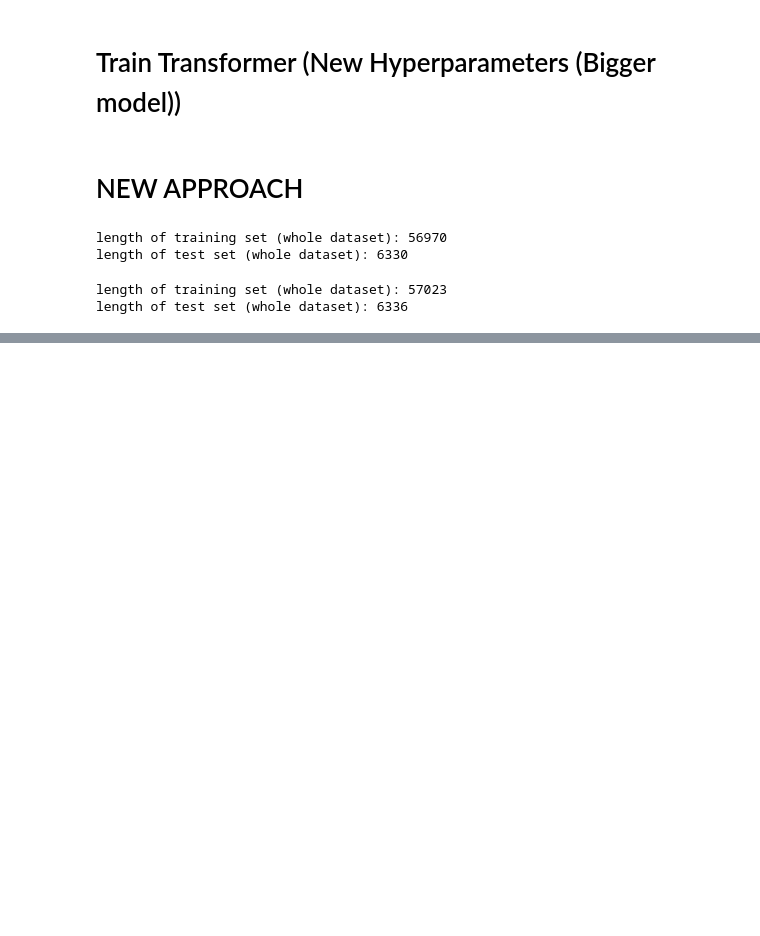
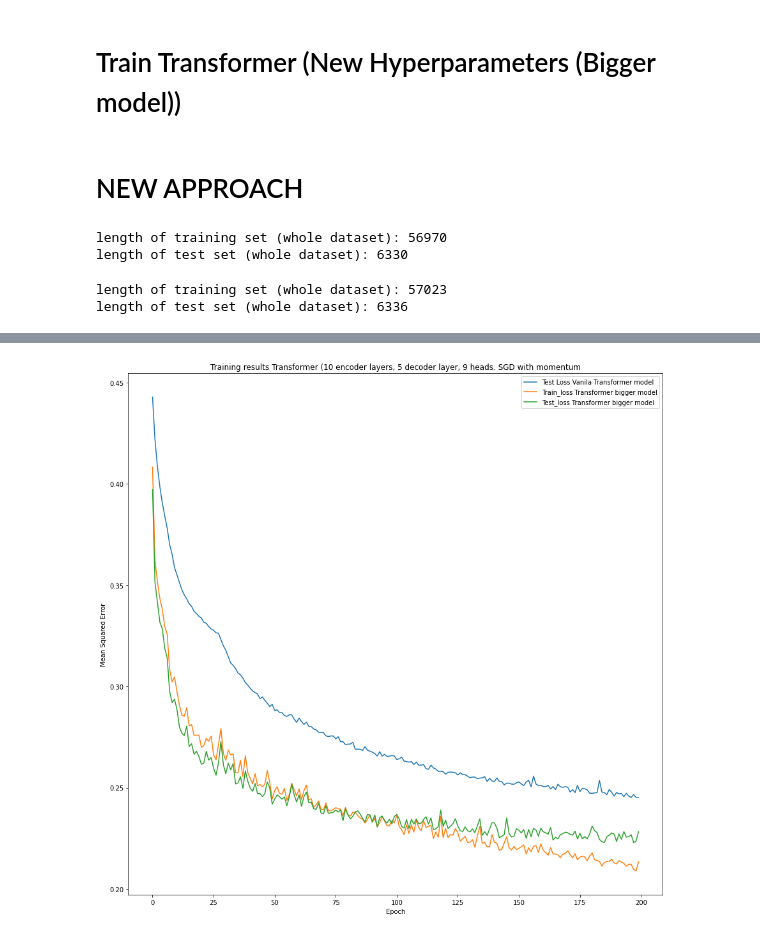
Before and after one commit to SergioTallo/Multivariate_Time_Series_Prediction_Transformers, a Jupyter notebook: bsc_arbeit.ipynb, the cells around one changed output, grey strips where cells are left out. Drawn from its saved outputs; the diff is of its cells as text; code cells hidden in the pictures; blank space fills up the shorter version.

```diff
--- a/bsc_arbeit.ipynb
+++ b/bsc_arbeit.ipynb
@@ -1897,0 +2017,22 @@ KeyboardInterrupt: ignored
+# %%
+if train_transformer is True:
+
+  # Show results of the loss function
+
+  fig = plt.figure(figsize = (15,15))
+
+  ax = fig.add_subplot(111)
+  plt.ion()
+
+  fig.show()
+  fig.canvas.draw()
+
+  ax.plot([np.mean(i) for i in test_losses_1], label= 'Test Loss Vanila Transformer model')
+
+  ax.plot([np.mean(i) for i in train_losses_3], label= 'Train_loss Transformer smallest model')
+  ax.plot([np.mean(i) for i in test_losses_3], label= 'Test_loss Transformer smallest model')
+  ax.set_title("Training results Transformer (1 encoder layers, 1 decoder layer, 1 heads. SGD with momentum")
+  ax.set_xlabel('Epoch')
+  ax.set_ylabel('Mean Squared Error')
+  ax.legend()
+  fig.canvas.draw()
@@ -1897,0 +2117,24 @@ KeyboardInterrupt: ignored
+# %%
+if train_transformer is True:
+
+  # Show results of the loss function
+
+  fig = plt.figure(figsize = (15,15))
+
+  ax = fig.add_subplot(111)
+  plt.ion()
+
+  fig.show()
+  fig.canvas.draw()
+
+  ax.plot([np.mean(i) for i in test_losses_1], label= 'Test Loss Vanila Transformer model')
+
+  ax.plot([np.mean(i) for i in train_losses_5], label= 'Train_loss Transformer bigger model')
+  ax.plot([np.mean(i) for i in test_losses_5], label= 'Test_loss Transformer bigger model')
+  ax.set_title("Training results Transformer (10 encoder layers, 5 decoder layer, 9 heads. SGD with momentum")
+  ax.set_xlabel('Epoch')
+  ax.set_ylabel('Mean Squared Error')
+  ax.legend()
+  fig.canvas.draw()
+# %% [output]
+[figure, added]
```
Also changed, not shown: parts of 25 cells of this notebook.
